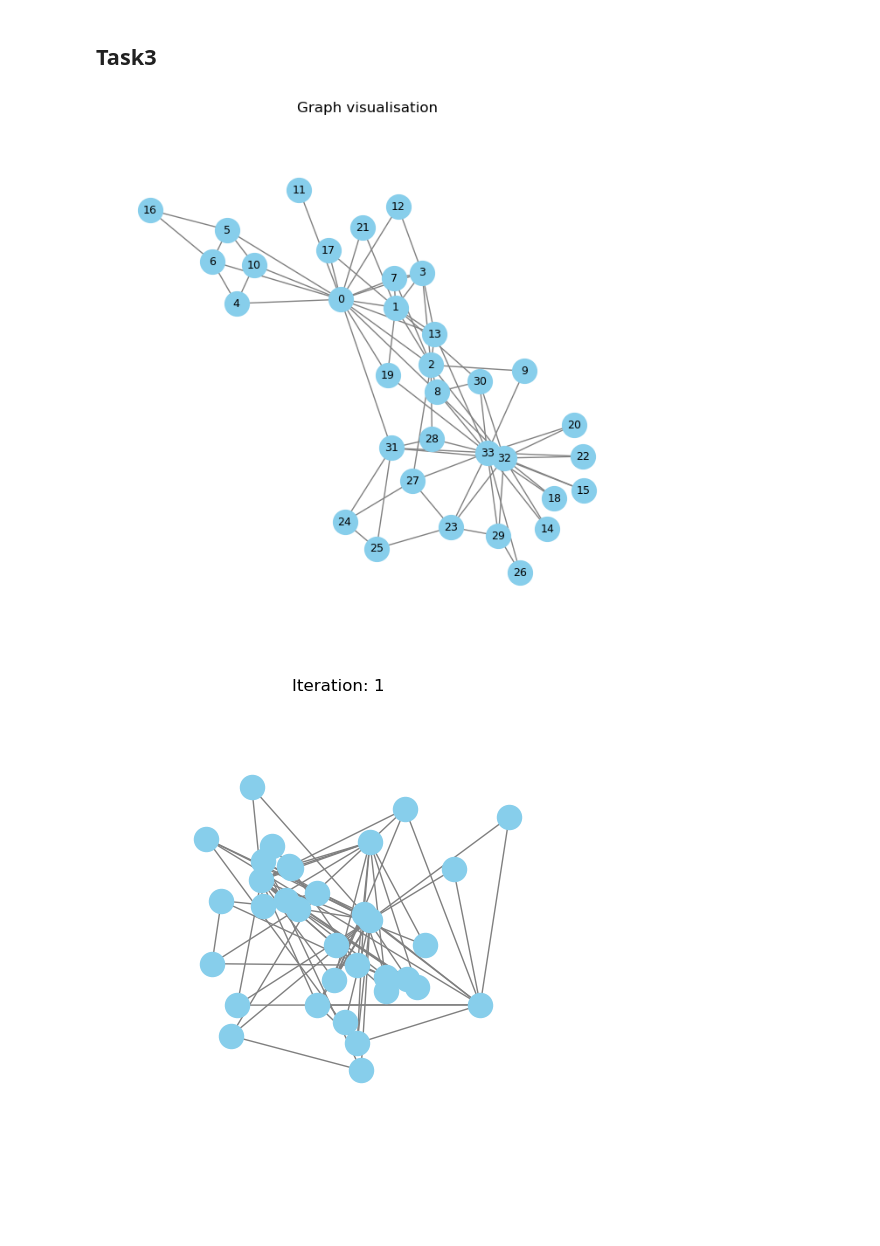
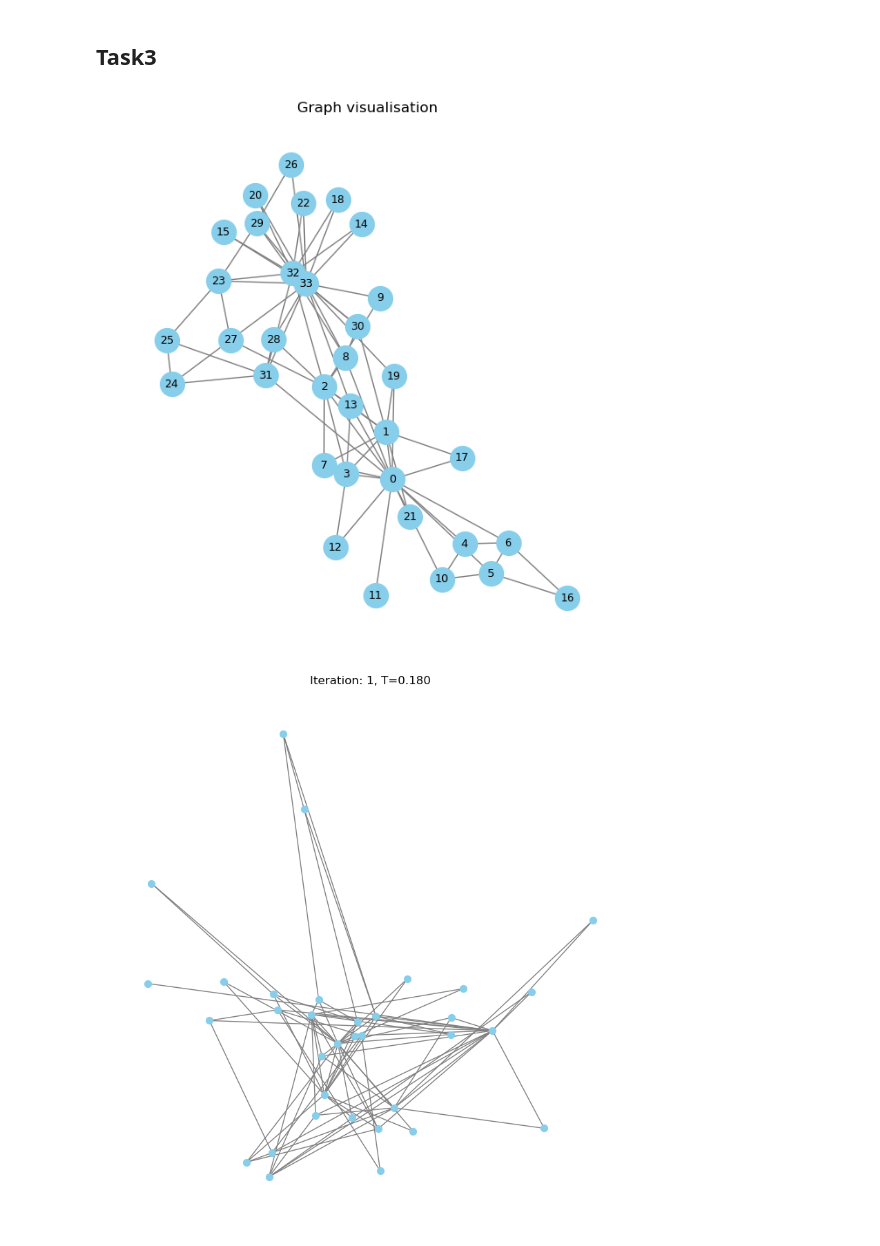
Before and after one commit to kubek22/SNARS, a Jupyter notebook: project3/project3.ipynb, the cells around one changed output. Cells and saved outputs as stored; diff of their text form; code cells hidden in the pictures; blank space fills up the shorter version.

```diff
--- a/project3/project3.ipynb
+++ b/project3/project3.ipynb
@@ -264,10 +265,7 @@ plt.show()
 # F(i, j) = d(x_i, x_j) * (x_j - x_i) / k
 
 
-def spring_layout(G, k=1, iterations=10, initial_x=None):
-    # initial temperature
-    T = 0.1
-
+def spring_layout(G, k=1, iterations=10, initial_x=None, T=0.1):
     n = len(G)
 
     # initializing nodes
@@ -292,7 +290,7 @@ def spring_layout(G, k=1, iterations=10, initial_x=None):
         for (i, j) in G.edges():
             delta = x[i] - x[j]
             dist = np.linalg.norm(delta) + 1e-8
-            force = (dist**2 / k**2) * (delta / dist)
+            force = (dist**2 / k) * (delta / dist)
             forces[i] -= force
             forces[j] += force
 
@@ -327,52 +325,59 @@ def plot_graph(G, points):
     plt.axis('equal')
     plt.show()
 # %%
+G = nx.karate_club_graph()
 positions = spring_layout(G, iterations=100, k=0.1)
 plot_graph(G, positions)
 # %% [output]
-[figure, old version]
+[figure, new version]
 # %%
-from matplotlib.animation import FuncAnimation
+def animate_spring_snapshots(G, frames=50, steps=1, k=0.1, initial_T=0.2, cooling=0.95, margin=0.1):
+    # n = len(G)
+    positions = spring_layout(G, iterations=0, k=k)
+    # nodes = list(G.nodes())
+    edges = list(G.edges())
+    T = initial_T
 
-def animate_spring_snapshots(G, frames=50, steps=1, k=0.1):
-    """
-    Animate your existing spring_layout snapshots into a smooth animation.
-    Uses the same logic as your loop but visualizes continuously.
-    """
-    # Initial positions
-    positions = spring_layout(G, iterations=0, k=k)
-    nodes = list(G.nodes())
-    edges = list(G.edges())
-
-    # Prepare figure
-    fig, ax = plt.subplots(figsize=(6, 6))
+    fig, ax = plt.subplots(figsize=(10, 10))
     ax.set_title("Spring Layout Evolution")
     ax.axis("off")
 
-    # Draw initial graph
-    scat = ax.scatter(positions[:, 0], positions[:, 1], s=300, c='skyblue', zorder=2)
+    scat = ax.scatter(positions[:, 0], positions[:, 1], s=50, c='skyblue', zorder=2)
     lines = [ax.plot([], [], 'gray', lw=1, zorder=1)[0] for _ in edges]
 
-    # --- update function called by FuncAnimation ---
+    # Auto-scale axes based on positions with margin
+    def set_axes(pos):
+        xmin, ymin = pos.min(axis=0)
+        xmax, ymax = pos.max(axis=0)
+        dx = (xmax - xmin) * margin
+        dy = (ymax - ymin) * margin
+        ax.set_xlim(xmin - dx, xmax + dx)
+        ax.set_ylim(ymin - dy, ymax + dy)
+
+    set_axes(positions)
+
     def update(frame):
-        nonlocal positions
-        # advance simulation for a few steps
-        positions = spring_layout(G, iterations=steps, initial_x=positions, k=k)
+        nonlocal positions, T
+        positions = spring_layout(G, iterations=steps, initial_x=positions, k=k, T=T)
+        T *= cooling
+
         scat.set_offsets(positions)
         for line, (u, v) in zip(lines, edges):
             line.set_data([positions[u, 0], positions[v, 0]],
                           [positions[u, 1], positions[v, 1]])
-        ax.set_title(f"Iteration: {(frame + 1) * steps}")
+
+        set_axes(positions)
+        ax.set_title(f"Iteration: {(frame + 1) * steps}, T={T:.3f}")
         return scat, *lines
 
-    ani = FuncAnimation(
-        fig, update, frames=frames, interval=400, blit=True, repeat=False
-    )
-
+    ani = FuncAnimation(fig, update, frames=frames, interval=400, blit=True, repeat=False)
     plt.show()
     return ani
 
-ani = animate_spring_snapshots(G, frames=50, steps=1, k=0.1)
+
+
+G = nx.karate_club_graph()
+ani = animate_spring_snapshots(G, frames=100, steps=1, k=0.1)
 ani.save("spring_layout_snapshots.gif", writer="pillow", fps=7)
 # %% [output]
-[figure, old version]
+[figure, new version]
```
Also changed, not shown: parts of 7 cells of this notebook, 1 other file.
